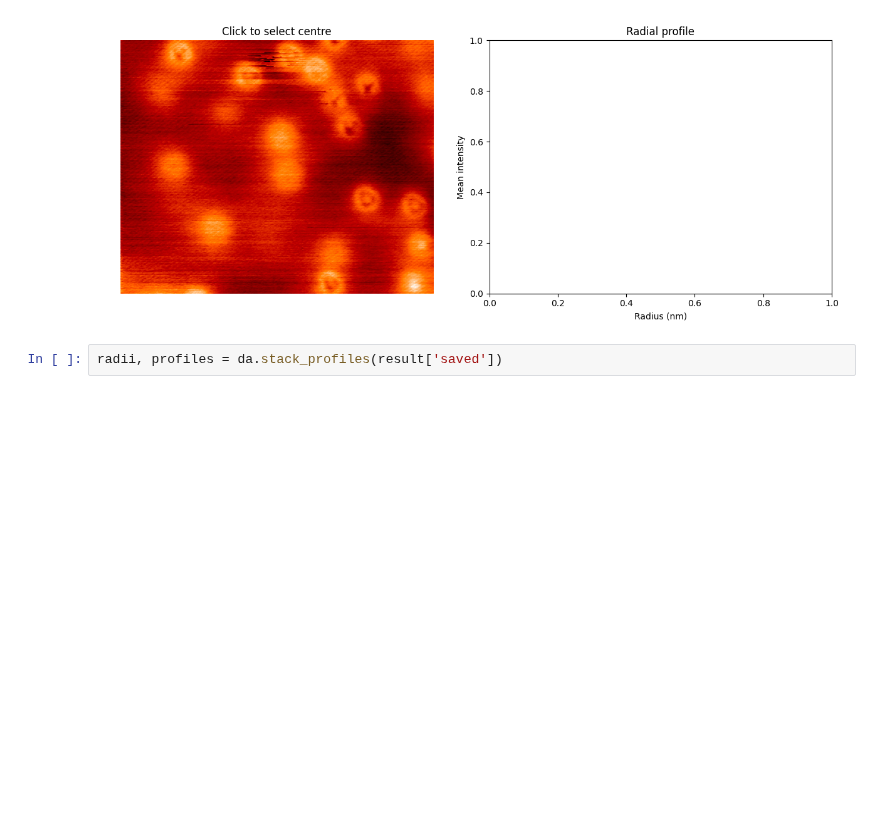
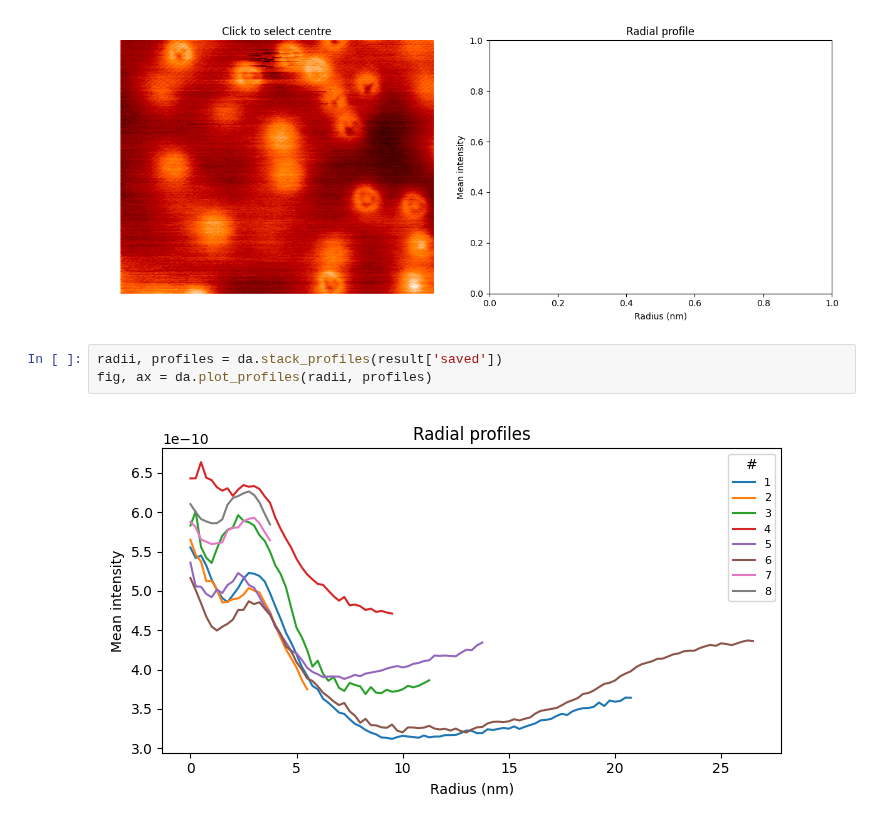
Before and after one commit to srschofield/SRSML24, a Jupyter notebook: notebooks/steven/radial_averaging.ipynb, the cells around one changed output. Cells and saved outputs as stored; diff of their text form; blank space fills up the shorter version.

Commit message:
Click to select radial profile and save

```diff
--- a/notebooks/steven/radial_averaging.ipynb
+++ b/notebooks/steven/radial_averaging.ipynb
@@ -127,3 +127,6 @@ pick_and_profile ready.
 [figure]
 # %%
 radii, profiles = da.stack_profiles(result['saved'])
+fig, ax = da.plot_profiles(radii, profiles)
+# %% [output]
+[figure, added]
```
Also changed, not shown: parts of 1 cell of this notebook, 1 other file.
